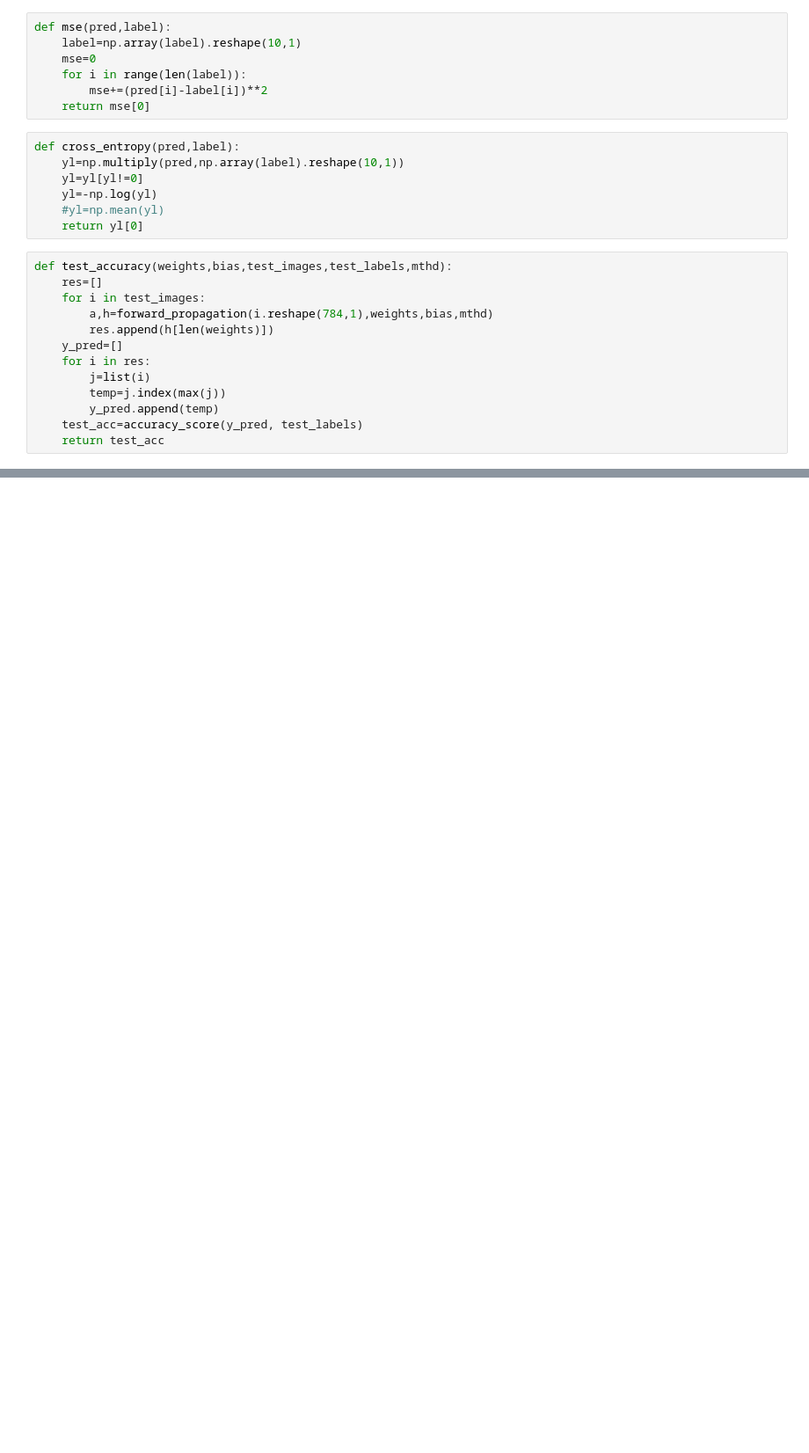
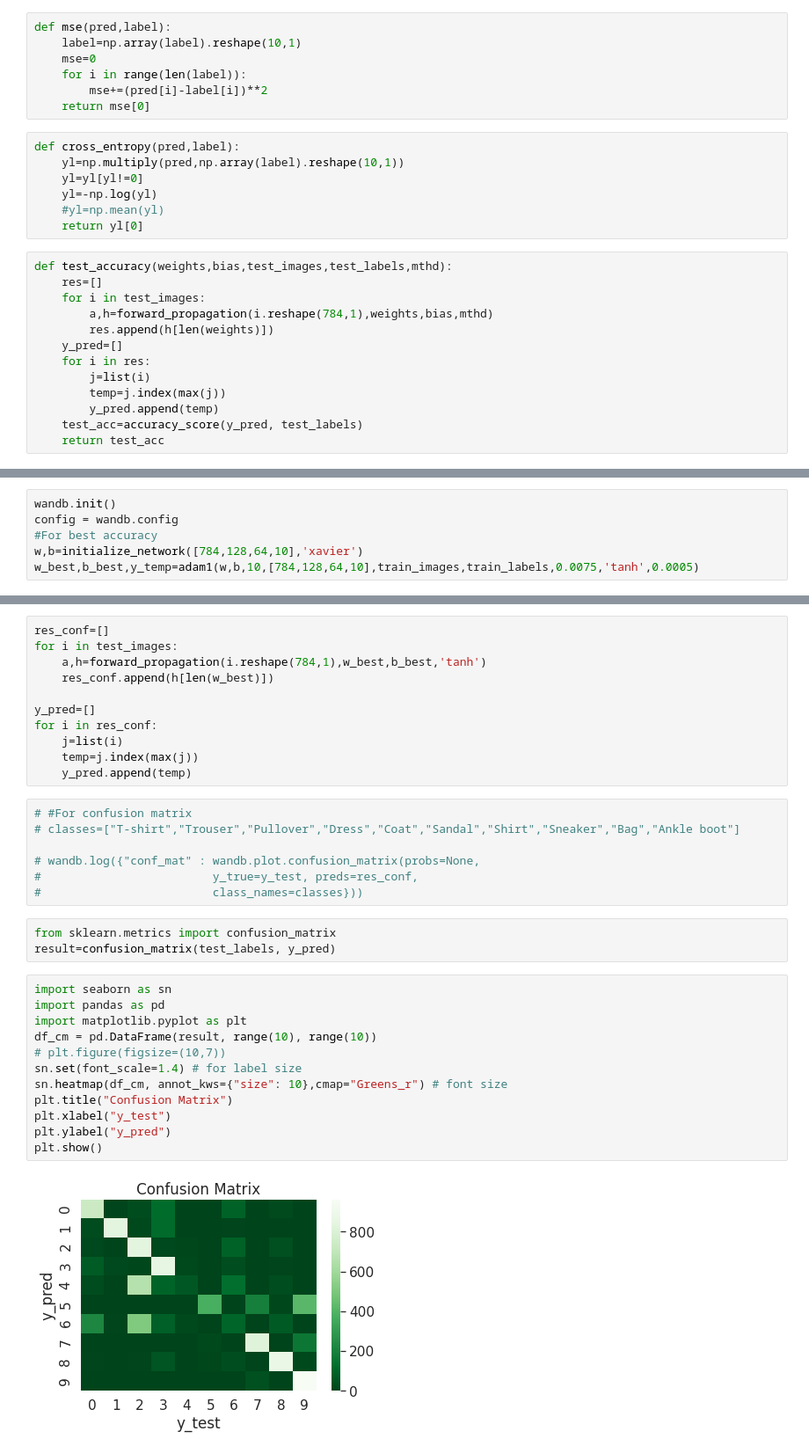
Before and after one commit to apoorva2810/CS6910, a Jupyter notebook: DL_Assignment_1.ipynb, the cells around one changed output, grey strips where cells are left out. Shown at 88% size. Cells and saved outputs as stored; diff of their text form; blank space fills up the shorter version.

```diff
--- a/DL_Assignment_1.ipynb
+++ b/DL_Assignment_1.ipynb
@@ -761,0 +968,6 @@ NameError: ignored
+# %%
+wandb.init()
+config = wandb.config
+#For best accuracy
+w,b=initialize_network([784,128,64,10],'xavier')
+w_best,b_best,y_temp=adam1(w,b,10,[784,128,64,10],train_images,train_labels,0.0075,'tanh',0.0005)
@@ -761,0 +981,35 @@ NameError: ignored
+# %%
+res_conf=[]
+for i in test_images:
+    a,h=forward_propagation(i.reshape(784,1),w_best,b_best,'tanh')
+    res_conf.append(h[len(w_best)])
+
+y_pred=[]
+for i in res_conf:
+    j=list(i)
+    temp=j.index(max(j))
+    y_pred.append(temp)
+# %%
+# #For confusion matrix
+# classes=["T-shirt","Trouser","Pullover","Dress","Coat","Sandal","Shirt","Sneaker","Bag","Ankle boot"]
+
+# wandb.log({"conf_mat" : wandb.plot.confusion_matrix(probs=None,
+#                         y_true=y_test, preds=res_conf,
+#                         class_names=classes}))
+# %%
+from sklearn.metrics import confusion_matrix
+result=confusion_matrix(test_labels, y_pred)
+# %%
+import seaborn as sn
+import pandas as pd
+import matplotlib.pyplot as plt
+df_cm = pd.DataFrame(result, range(10), range(10))
+# plt.figure(figsize=(10,7))
+sn.set(font_scale=1.4) # for label size
+sn.heatmap(df_cm, annot_kws={"size": 10},cmap="Greens_r") # font size
+plt.title("Confusion Matrix")
+plt.xlabel("y_test")
+plt.ylabel("y_pred")
+plt.show()
+# %% [output]
+[figure, added]
```
Also changed, not shown: parts of 16 cells of this notebook.
